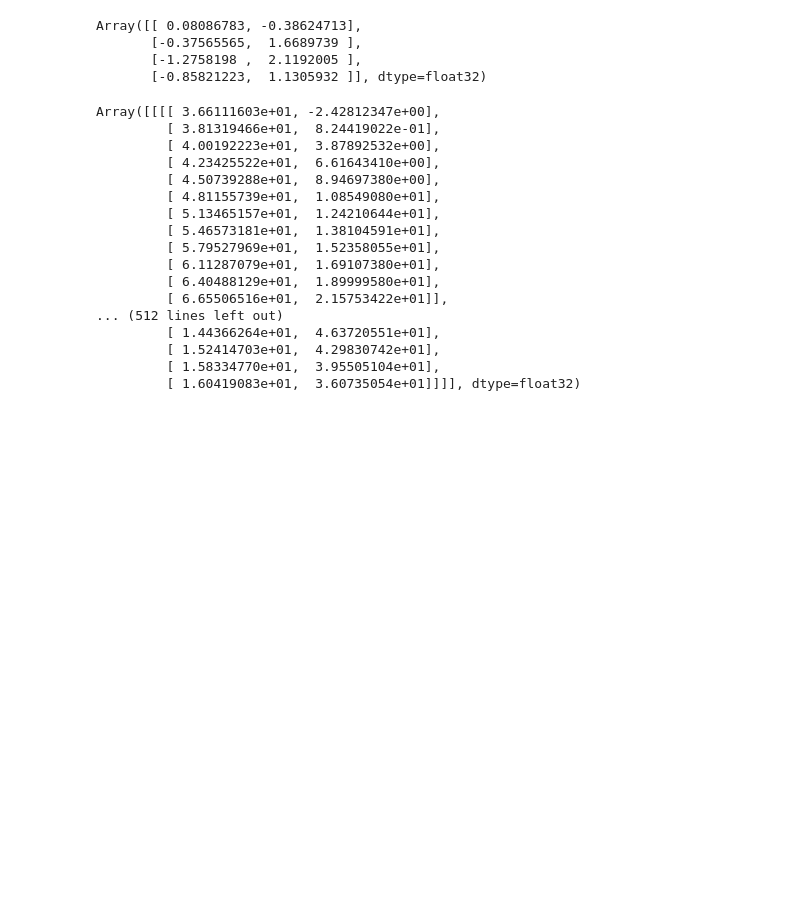
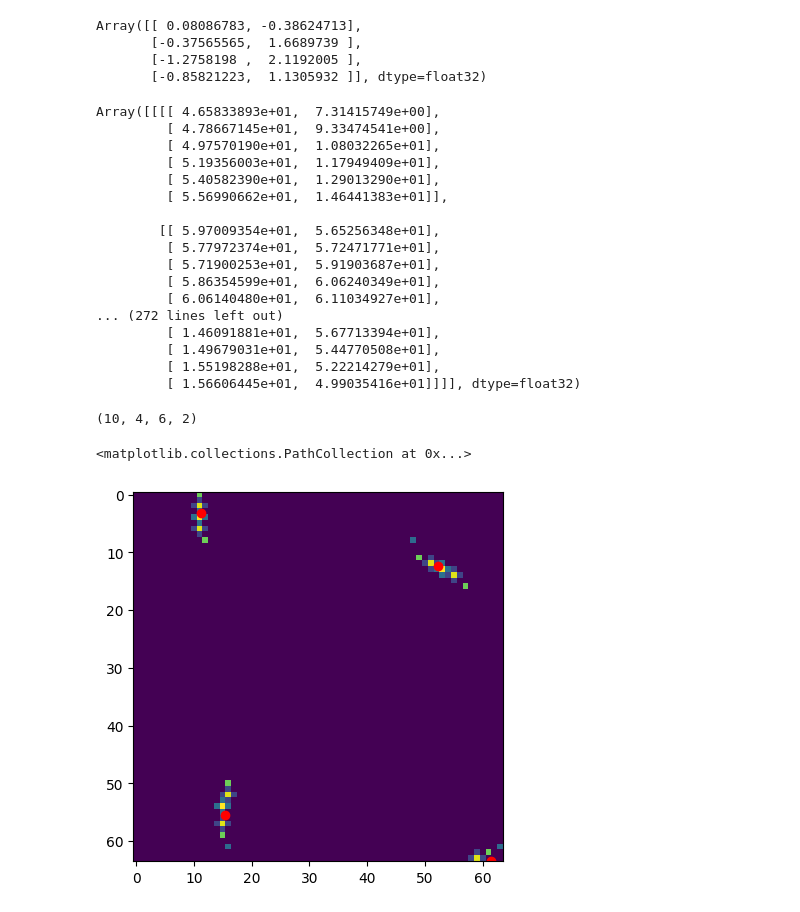
Before and after one commit to deoxyribose/wormsim, a Jupyter notebook: numpyro_sim.ipynb, the cells around one changed output. Saved outputs shown, nothing was run; the diff lists cells and outputs as text; code cells hidden in the pictures; blank space fills up the shorter version.

```diff
--- a/numpyro_sim.ipynb
+++ b/numpyro_sim.ipynb
@@ -11,2 +12,0 @@ from sim_utils import *
-# %%
-key, nworms, box_size = random.PRNGKey(0), 4, 64
@@ -35,7 +36,8 @@ def uniform(key, low=0.0, high=1.0):
 
 def sample(nworms):
     with numpyro.plate('nworms', nworms):
-        L = numpyro.sample('L', dist.Uniform(30, 45))
+        # L = numpyro.sample('L', dist.Uniform(30, 45))
+        L = numpyro.sample('L', dist.Uniform(10, 15))
         A = numpyro.sample('A', dist.Normal(1, 0.1))
         T = numpyro.sample('T', dist.Normal(0.8, 0.1))
         kw = numpyro.sample('kw', dist.Uniform(0, 2 * jnp.pi))
@@ -56,7 +58,7 @@ def sample(nworms):
         params = {'L': L, 'A': A, 'T': T, 'kw': kw, 'ku': ku, 'inc': inc, 'dr': dr, 'phase_1': phase_1, 'phase_2': phase_2, 'phase_3': phase_3, 'alpha': alpha, 'x0': x0, 'y0': y0}
         duration = 0.55
         snapshots = 10
-        kpoints = 12
+        kpoints = 6
 
         sim_fn = partial(
             worm_simulation,
@@ -69,27 +71,43 @@ def sample(nworms):
         numpyro.deterministic('worm', worm)
 # %%
 # seed and trace
+key, nworms, box_size = random.PRNGKey(0), 2, 64
 
-key = random.PRNGKey(0)
 seeded_model = seed(sample, key)
 tr = trace(seeded_model).get_trace(nworms)
 # %%
 tr['worm']['value']
 # %% [output]
-Array([[[[ 3.66111603e+01, -2.42812347e+00],
-         [ 3.81319466e+01,  8.24419022e-01],
-         [ 4.00192223e+01,  3.87892532e+00],
-         [ 4.23425522e+01,  6.61643410e+00],
-         [ 4.50739288e+01,  8.94697380e+00],
-         [ 4.81155739e+01,  1.08549080e+01],
-         [ 5.13465157e+01,  1.24210644e+01],
-         [ 5.46573181e+01,  1.38104591e+01],
-         [ 5.79527969e+01,  1.52358055e+01],
-         [ 6.11287079e+01,  1.69107380e+01],
-         [ 6.40488129e+01,  1.89999580e+01],
-         [ 6.65506516e+01,  2.15753422e+01]],
-... (512 lines left out)
-         [ 1.44366264e+01,  4.63720551e+01],
-         [ 1.52414703e+01,  4.29830742e+01],
-         [ 1.58334770e+01,  3.95505104e+01],
-         [ 1.60419083e+01,  3.60735054e+01]]]], dtype=float32)
+Array([[[[ 4.65833893e+01,  7.31415749e+00],
+         [ 4.78667145e+01,  9.33474541e+00],
+         [ 4.97570190e+01,  1.08032265e+01],
+         [ 5.19356003e+01,  1.17949409e+01],
+         [ 5.40582390e+01,  1.29013290e+01],
+         [ 5.56990662e+01,  1.46441383e+01]],
+
+        [[ 5.97009354e+01,  5.65256348e+01],
+         [ 5.77972374e+01,  5.72471771e+01],
+         [ 5.71900253e+01,  5.91903687e+01],
+         [ 5.86354599e+01,  6.06240349e+01],
+         [ 6.06140480e+01,  6.11034927e+01],
+... (272 lines left out)
+         [ 1.46091881e+01,  5.67713394e+01],
+         [ 1.49679031e+01,  5.44770508e+01],
+         [ 1.55198288e+01,  5.22214279e+01],
+         [ 1.56606445e+01,  4.99035416e+01]]]], dtype=float32)
+# %%
+clip = convert_to_clip(tr['worm']['value'], box_size)
+# %%
+tr['worm']['value'].shape
+# %% [output]
+(10, 4, 6, 2)
+# %%
+i = 9
+plt.imshow(clip[i])
+# plot points at means
+# plt.scatter(tr['x0']['value'], tr['y0']['value'])
+plt.scatter(tr['worm']['value'].mean(axis=-2)[i, ..., 0], tr['worm']['value'].mean(axis=-2)[i, ..., 1], c='r')
+# plt.scatter(tr['worm']['value'].mean(axis=-2)[0, ..., 0], tr['worm']['value'].mean(axis=-2)[0, ..., 1], c='r')
+# %% [output]
+<matplotlib.collections.PathCollection at 0x...>
+[figure, added]
```
Also changed, not shown: parts of 3 cells of this notebook, 2 other files.
